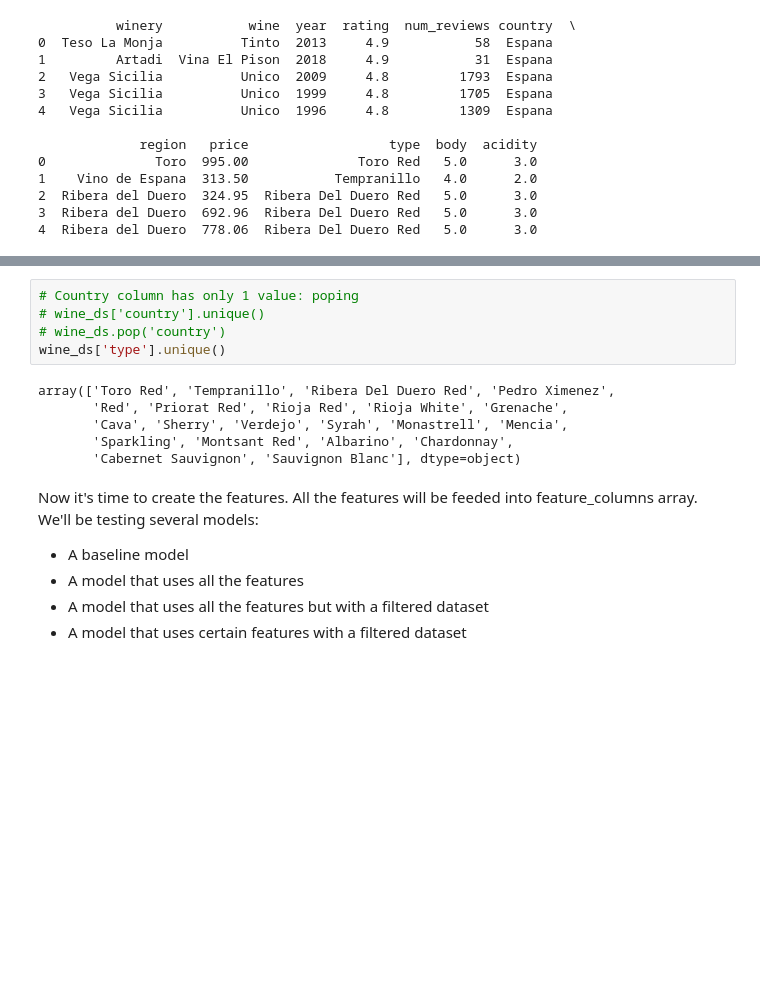
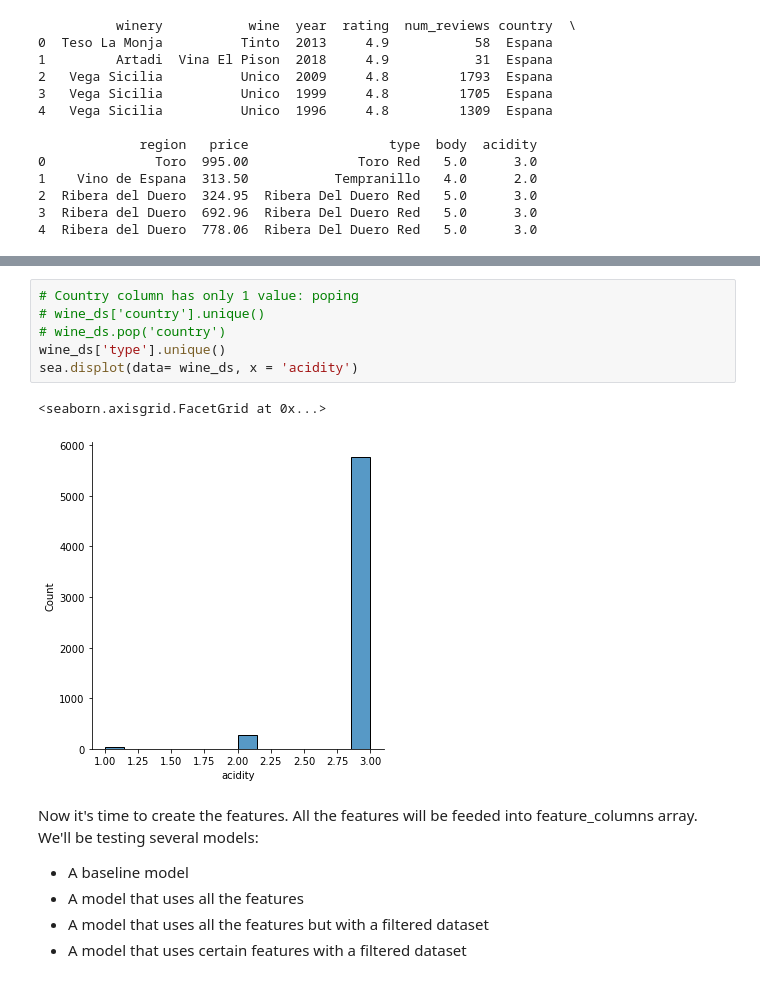
Before and after one commit to loaspra/feature-eng-tf, a Jupyter notebook: wine_classy.ipynb, the cells around one changed output, grey strips where cells are left out. Saved outputs shown, nothing was run; the diff lists cells and outputs as text; blank space fills up the shorter version.

Commit message:
Uuhhg the data is dirty and skewed | clean and tidy the data before moving onto the benchmarking

```diff
--- a/wine_classy.ipynb
+++ b/wine_classy.ipynb
@@ -84,14 +92,12 @@ wine_ds.groupby("num_reviews").count()
 # %%
 # Country column has only 1 value: poping
 # wine_ds['country'].unique()
 # wine_ds.pop('country')
 wine_ds['type'].unique()
+sea.displot(data= wine_ds, x = 'acidity')
 # %% [output]
-array(['Toro Red', 'Tempranillo', 'Ribera Del Duero Red', 'Pedro Ximenez',
-       'Red', 'Priorat Red', 'Rioja Red', 'Rioja White', 'Grenache',
-       'Cava', 'Sherry', 'Verdejo', 'Syrah', 'Monastrell', 'Mencia',
-       'Sparkling', 'Montsant Red', 'Albarino', 'Chardonnay',
-       'Cabernet Sauvignon', 'Sauvignon Blanc'], dtype=object)
+<seaborn.axisgrid.FacetGrid at 0x...>
+[figure, added]
 # %% [markdown]
 Now it's time to create the features. All the features will be feeded into feature_columns array. We'll be testing several models:
 + A baseline model
```
Also changed, not shown: parts of 14 cells of this notebook.
